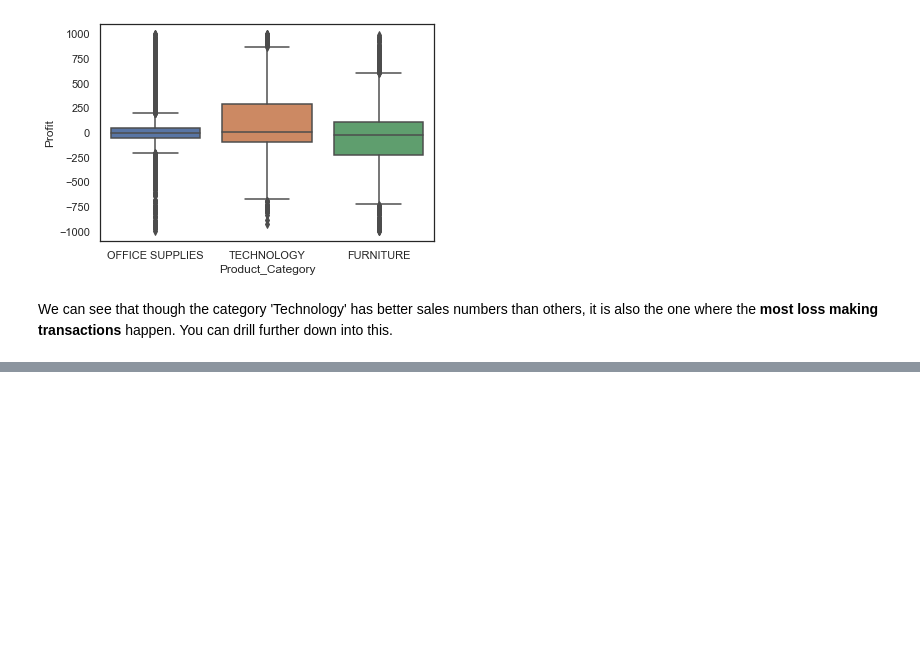
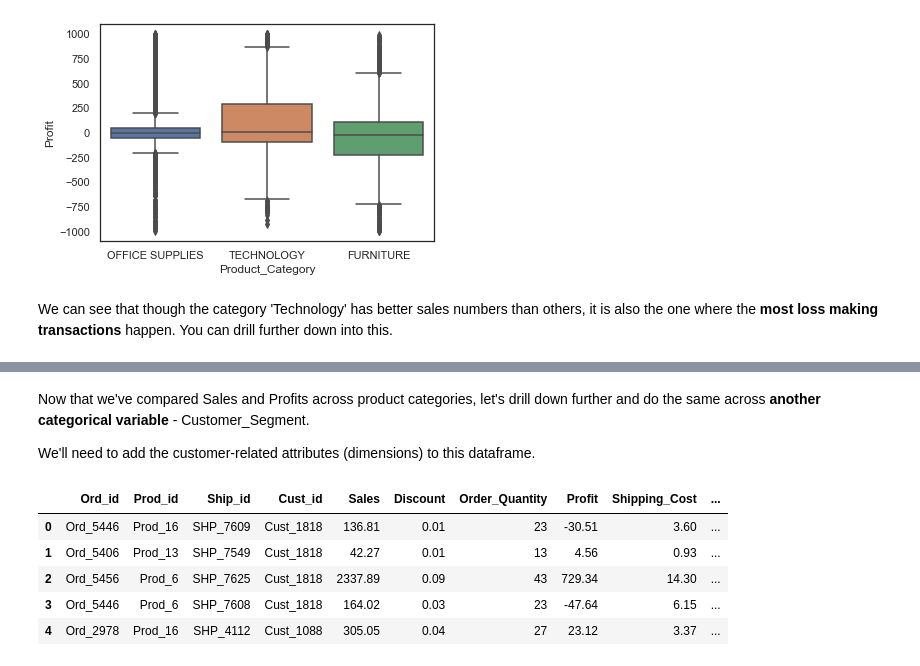
Before and after one commit to R-aryan/Machine_Learning_Crash_Course, a Jupyter notebook: Data Visualization/Plotting_Categorical_Data.ipynb, the cells around one changed output, grey strips where cells are left out. Saved outputs shown, nothing was run; the diff lists cells and outputs as text; code cells hidden in the pictures; blank space fills up the shorter version.

```diff
--- a/Data Visualization/Plotting_Categorical_Data.ipynb
+++ b/Data Visualization/Plotting_Categorical_Data.ipynb
@@ -82,0 +101,14 @@ We can see that though the category 'Technology' has better sales numbers than o
+# %% [markdown]
+Now that we've compared Sales and Profits across product categories, let's drill down further and  do the same across **another categorical variable** - Customer_Segment.
+
+We'll need to add the customer-related attributes (dimensions) to this dataframe.
+# %%
+df= pd.merge(df,customer_df,how='inner',on='Cust_id')
+df.head()
+# %% [output]
+|  | Ord_id | Prod_id | Ship_id | Cust_id | Sales | Discount | Order_Quantity | Profit | Shipping_Cost | ... |
+| 0 | Ord_5446 | Prod_16 | SHP_7609 | Cust_1818 | 136.81 | 0.01 | 23 | -30.51 | 3.60 | ... |
+| 1 | Ord_5406 | Prod_13 | SHP_7549 | Cust_1818 | 42.27 | 0.01 | 13 | 4.56 | 0.93 | ... |
+| 2 | Ord_5456 | Prod_6 | SHP_7625 | Cust_1818 | 2337.89 | 0.09 | 43 | 729.34 | 14.30 | ... |
+| 3 | Ord_5446 | Prod_6 | SHP_7608 | Cust_1818 | 164.02 | 0.03 | 23 | -47.64 | 6.15 | ... |
+| 4 | Ord_2978 | Prod_16 | SHP_4112 | Cust_1088 | 305.05 | 0.04 | 27 | 23.12 | 3.37 | ... |
```
Also changed, not shown: parts of 2 cells of this notebook.
